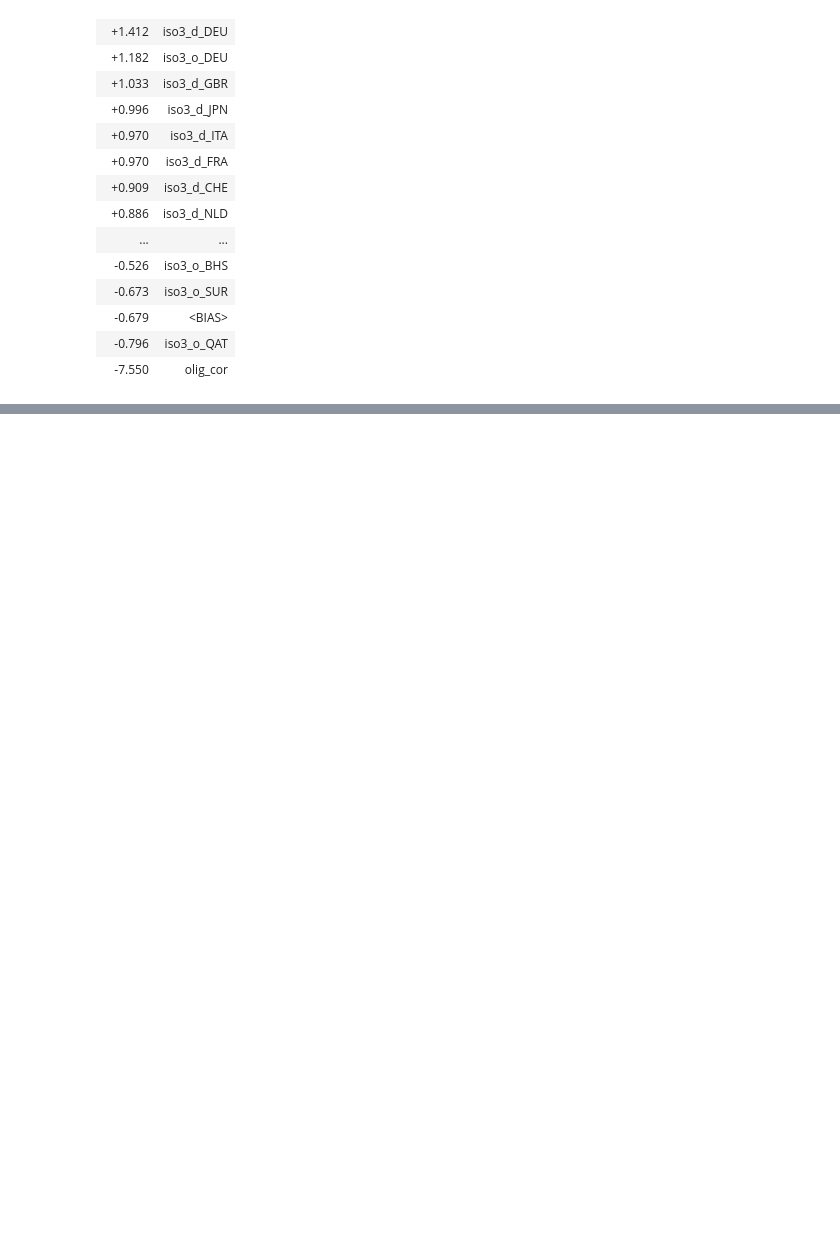
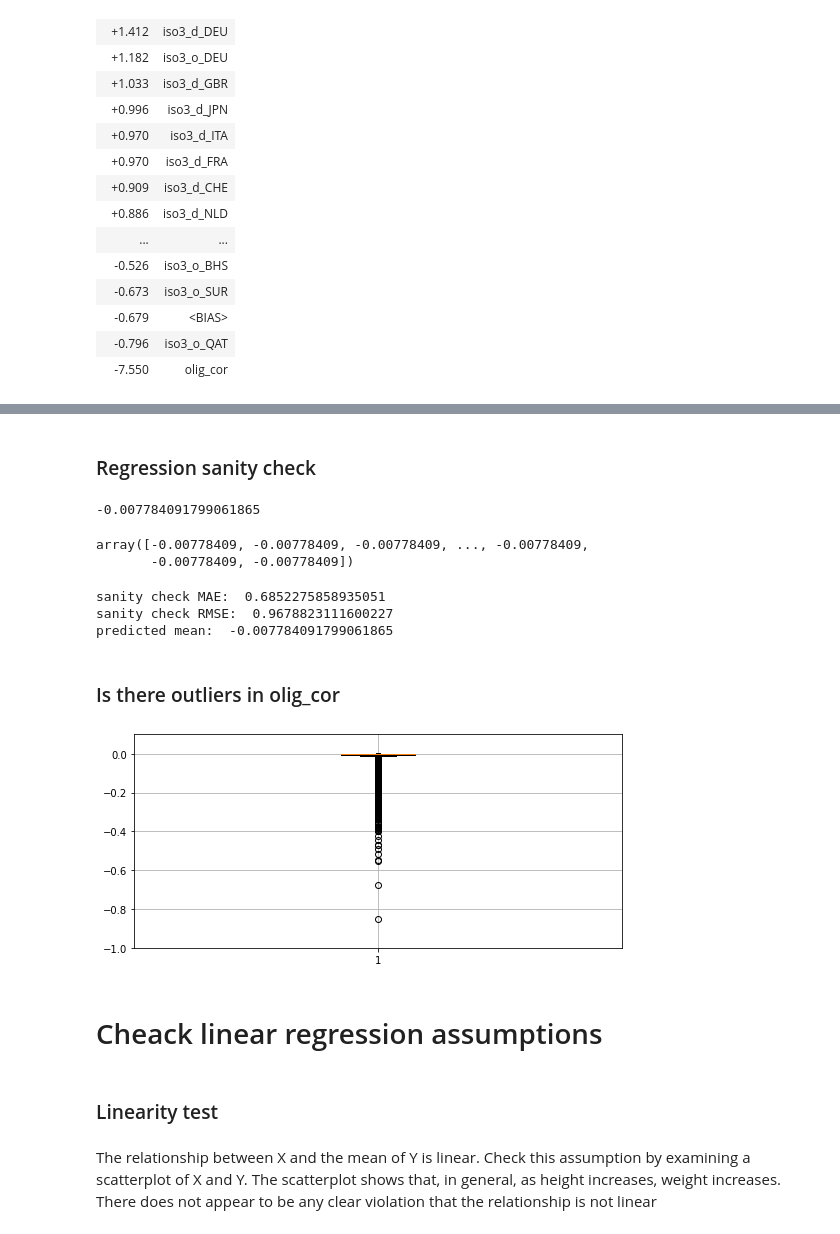
Before and after one commit to makcfd/angela-thesis, a Jupyter notebook: Regression_augmented.ipynb, the cells around one changed output, grey strips where cells are left out. Cells and saved outputs as stored; diff of their text form; code cells hidden in the pictures; blank space fills up the shorter version.

```diff
--- a/Regression_augmented.ipynb
+++ b/Regression_augmented.ipynb
@@ -277,0 +374,40 @@ y top features
+# %% [markdown]
+### Regression sanity check
+# %%
+target_valid.mean()
+# %% [output]
+-0.007784091799061865
+# %%
+predicted_mean = np.full((12133,),target_valid.mean())
+predicted_mean
+# %% [output]
+array([-0.00778409, -0.00778409, -0.00778409, ..., -0.00778409,
+       -0.00778409, -0.00778409])
+# %%
+MAE = mean_absolute_error(target_valid, predicted_mean)
+RMSE = mean_squared_error(target_valid, predicted_mean)
+
+print('sanity check MAE: ', MAE)
+print('sanity check RMSE: ', RMSE)
+print('predicted mean: ', predicted_mean.mean())
+# %% [output]
+sanity check MAE:  0.6852275858935051
+sanity check RMSE:  0.9678823111600227
+predicted mean:  -0.007784091799061865
+# %% [markdown]
+### Is there outliers in olig_cor
+# %%
+plt.ylim(-1, 0.1)
+plt.boxplot(df_regression['olig_cor'])
+plt.grid()
+plt.show()
+# %% [output]
+[figure, added]
+# %% [markdown]
+# Cheack linear regression assumptions
+# %% [markdown]
+### Linearity test
+# %% [markdown]
+The relationship between X and the mean of Y is linear. Check this assumption by examining
+a scatterplot of X and Y. The scatterplot shows that, in general, as height increases, weight increases.
+There does not appear to be any clear violation that the relationship is not linear
```
Also changed, not shown: parts of 46 cells of this notebook, 2 other files.
